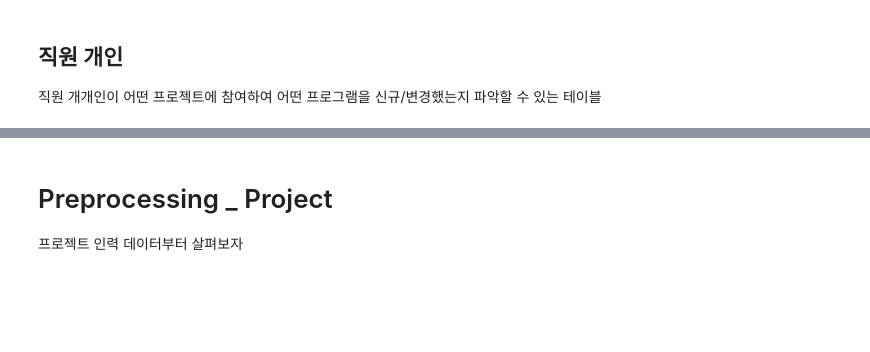
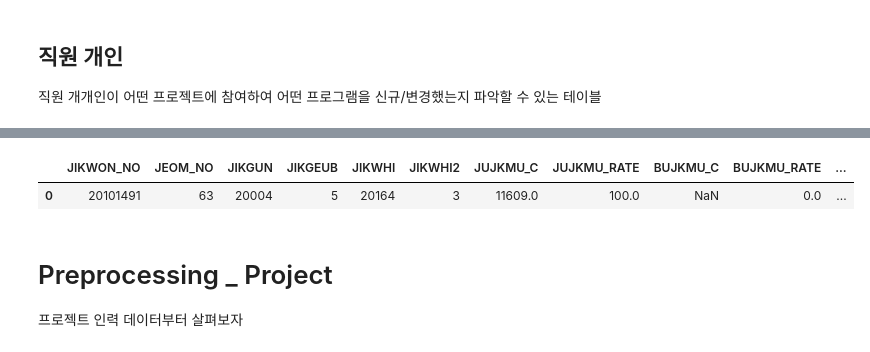
Before and after one commit to yg05098/Data-Driven-HR, a Jupyter notebook: 민서/Data Preprocessing.ipynb, the cells around one changed output, grey strips where cells are left out. Saved outputs shown, nothing was run; the diff lists cells and outputs as text; code cells hidden in the pictures; blank space fills up the shorter version.

```diff
--- a/민서/Data Preprocessing.ipynb
+++ b/민서/Data Preprocessing.ipynb
@@ -293,5 +296,5 @@ print(*program_data.columns)
 직원 개개인이 어떤 프로젝트에 참여하여 어떤 프로그램을 신규/변경했는지 파악할 수 있는 테이블
 # %%
 raw_data = pd.merge(left=jikwon_data, right=program_data,
-                     how='left', left_on='JIKWON_NO', right_on='변경자')
-raw_data.drop(columns=['변경자'], inplace=True)
+                     how='left', left_on='JIKWON_NO', right_on='요청자')
+raw_data.drop(columns=['요청자'], inplace=True)
@@ -308,3 +301,8 @@ raw_data.describe()
+# %%
+raw_data.head(1)
+# %% [output]
+|  | JIKWON_NO | JEOM_NO | JIKGUN | JIKGEUB | JIKWHI | JIKWHI2 | JUJKMU_C | JUJKMU_RATE | BUJKMU_C | BUJKMU_RATE | ... |
+| 0 | 20101491 | 63 | 20004 | 5 | 20164 | 3 | 11609.0 | 100.0 | NaN | 0.0 | ... |
 # %% [markdown]
 # Preprocessing _ Project
 프로젝트 인력 데이터부터 살펴보자
```
Also changed, not shown: parts of 10 cells of this notebook, 1 other file.
